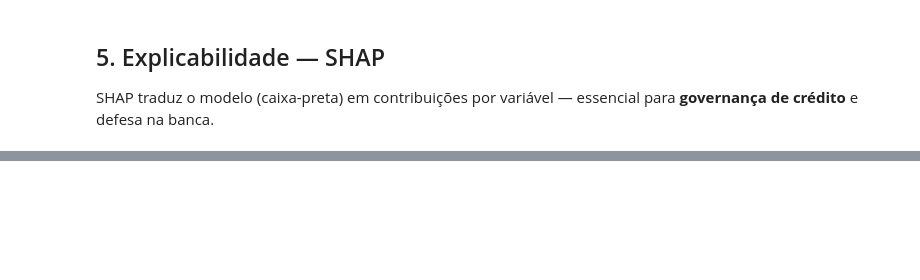
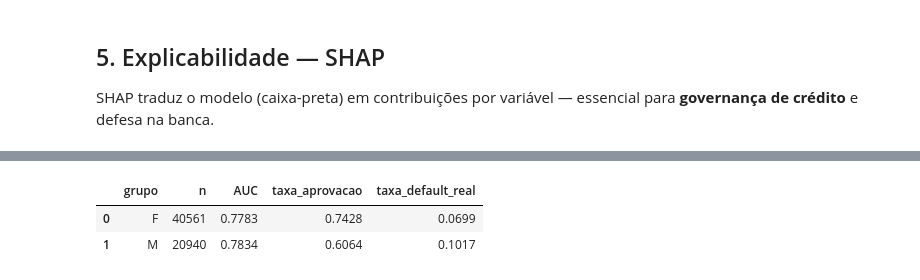
Before and after one commit to Rev1932/fia_tcc, a Jupyter notebook: Model/evaluation.ipynb, the cells around one changed output, grey strips where cells are left out. Saved outputs shown, nothing was run; the diff lists cells and outputs as text; code cells hidden in the pictures; blank space fills up the shorter version.

```diff
--- a/Model/evaluation.ipynb
+++ b/Model/evaluation.ipynb
@@ -107,0 +114,20 @@ shap.summary_plot(shap_values, sample, max_display=20)
+# %%
+gender = X_test['CODE_GENDER'].astype(object)
+rows = []
+for g in sorted(gender.dropna().unique()):
+    mask = (gender == g).values
+    if mask.sum() < 30:
+        continue
+    rows.append({
+        'grupo': g,
+        'n': int(mask.sum()),
+        'AUC': round(roc_auc_score(y_test[mask], score[mask]), 4),
+        'taxa_aprovacao': round((score[mask] < thr).mean(), 4),
+        'taxa_default_real': round(y_test[mask].mean(), 4),
+    })
+gender_df = pd.DataFrame(rows)
+gender_df
+# %% [output]
+|  | grupo | n | AUC | taxa_aprovacao | taxa_default_real |
+| 0 | F | 40561 | 0.7783 | 0.7428 | 0.0699 |
+| 1 | M | 20940 | 0.7834 | 0.6064 | 0.1017 |
```
Also changed, not shown: parts of 12 cells of this notebook, 5 other files.
